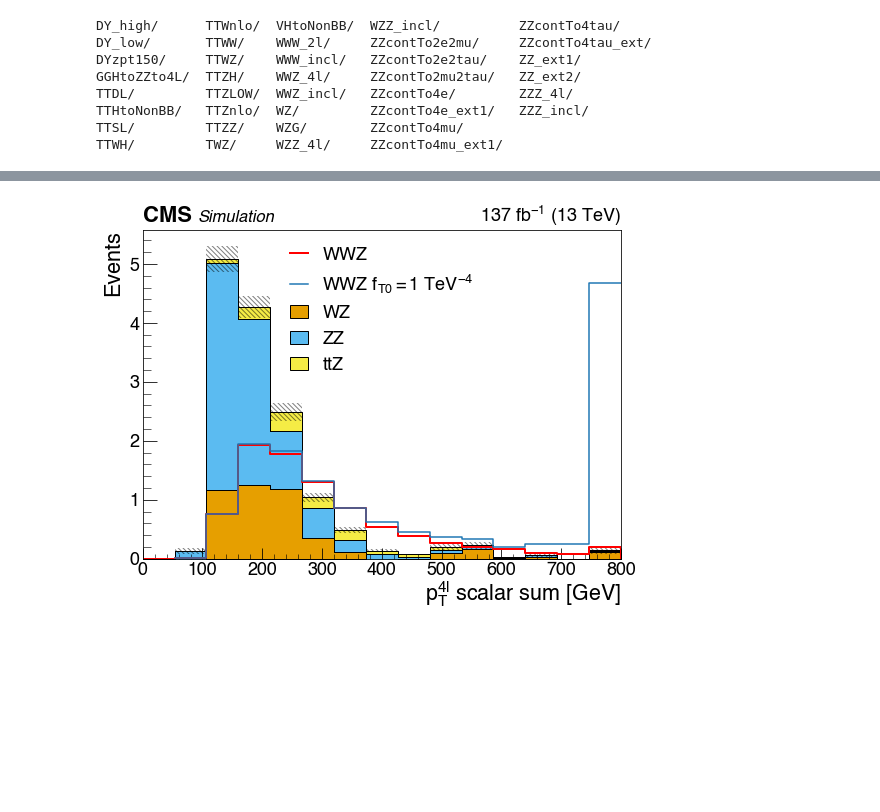
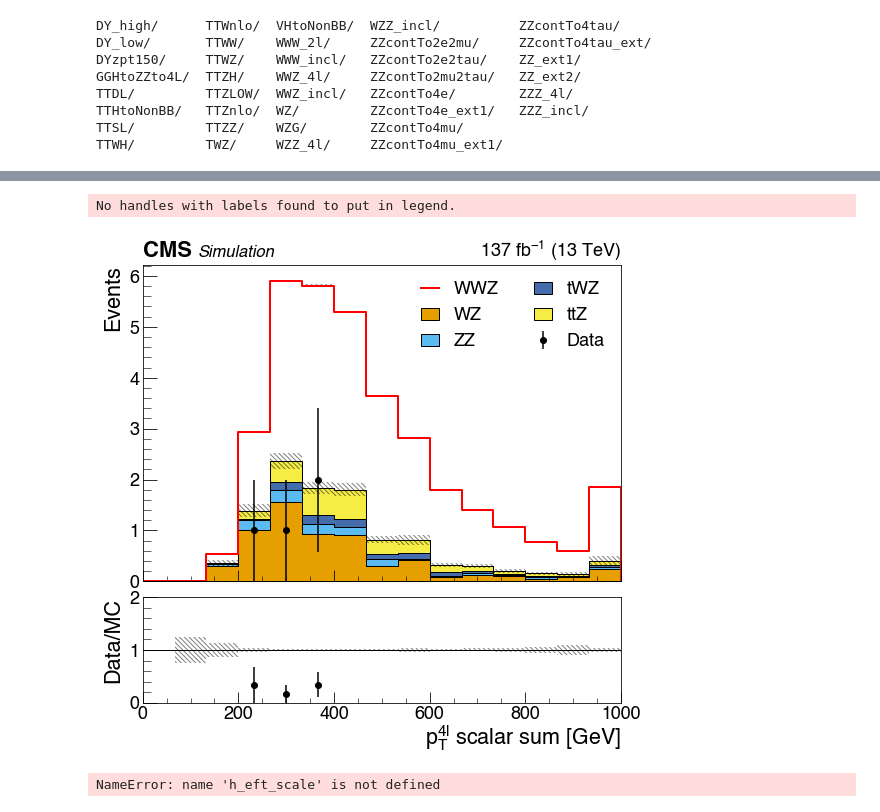
Before and after one commit to guitargeek/WWZ-leptonic-EFT-analysis, a Jupyter notebook: scratch/EFTFit.ipynb, the cells around one changed output, grey strips where cells are left out. Saved outputs shown, nothing was run; the diff lists cells and outputs as text; code cells hidden in the pictures; blank space fills up the shorter version.

```diff
--- a/scratch/EFTFit.ipynb
+++ b/scratch/EFTFit.ipynb
@@ -92,7 +85,25 @@ samples["wwz"] = analyze_sample("wwz")
+# %%
+samples["data"] = analyze_data()
 # %%
 samples["ttz"] = analyze_sample("ttz")
 # %%
 samples["zz"] = analyze_sample("zz")
 # %%
 samples["wz"] = analyze_sample("wz")
+samples["twz"] = analyze_sample("twz")
+# %%
+samples["othernoh"] = analyze_sample("othernoh")
+# %%
+jagged_lepton_variable = libwwz.four_lepton_analysis.jagged_lepton_variable
+
+for sample_name in samples:
+    lep_pt = jagged_lepton_variable(samples[sample_name], "pt")
+    samples[sample_name]["lep_min_pt"] = lep_pt.min()
+    samples[sample_name]["lep_max_pt"] = lep_pt.max()
+    samples[sample_name]["lep_min_iso"] = np.log(jagged_lepton_variable(samples[sample_name], "pfRelIso03_all_wLep").min())
+    samples[sample_name]["lep_max_iso"] = np.log(jagged_lepton_variable(samples[sample_name], "pfRelIso03_all_wLep").max())
+
+    samples[sample_name]["ZCand_mass_1"] = samples[sample_name]["ZCand_mass_1"].fillna(0.0)
+
+    samples[sample_name]["sT"] = samples[sample_name]["veto_lepton_pt_sum"] + samples[sample_name]["MET_pt"]
 # %%
@@ -143,29 +154,44 @@ Name: weight, dtype: float32
 # %%
-query = "category == 'EMu'"
+query = "category == 'EMu' and m_ll > 135"# and MET_pt < 50"
+#query = "category == 'OffZ'"# and MET_pt < 50"
+#query = "m_ll > 100"
 #query = "not category == 'OnZ'"
+
+bins = np.linspace(0, 1000, 16)
+#bins = np.linspace(0, 500, 15)
 
 wwz_plotting.wvz_hist(
     samples,
-    "veto_lepton_pt_sum",
+    "sT",
+    #"m_ll",
     bins,
     #query="is_ChannelEMu",
     main_background="ttz",
-    plot_data=False,
-    ratio_plot=False,
+    plot_data=True,
+    data_scale=None,
+    ratio_plot=True,
     xlabel=r"$p_T^{4l}$ scalar sum [GeV]",
     query=query,
-    #ylim=(0,11.4),
+    stack_signal_on_background=True,
+    #ylim=(0,7.4),
     #log_scale=True,
 )
+#plt.show()
 df_q = samples["wwz"].query(query)
-h = np.histogram(clip(df_q["veto_lepton_pt_sum"]), bins, weights=df_q["weight"])[0] * h_eft_scale
-plt.step(bins[1:], h, label=r"WWZ $f_{T0} = 1$ TeV${}^{-4}$")
-plt.legend(loc="upper center")
+#h = np.histogram(clip(df_q["sT"], a_max=bins[-1]), bins, weights=df_q["weight"])[0] * h_eft_scale
+#plt.step(bins[1:], h, label=r"WWZ $f_{T0} = 1$ TeV${}^{-4}$")
+plt.legend(loc="upper left")
 plt.savefig("eft_plot.pdf")
-#plt.show()
+plt.show()
+plt.close()
 #plt.ylim(0, 11)
 # %% [output]
+No handles with labels found to put in legend.
-[figure, old version]
+[figure, new version]
+# %%
+h_eft_scale
+# %% [output]
+NameError: name 'h_eft_scale' is not defined
 # %%
 #df_wz = analyze_dataset(2018, "WZ")
 # %%
```
Also changed, not shown: parts of 17 cells of this notebook, 14 other files.
